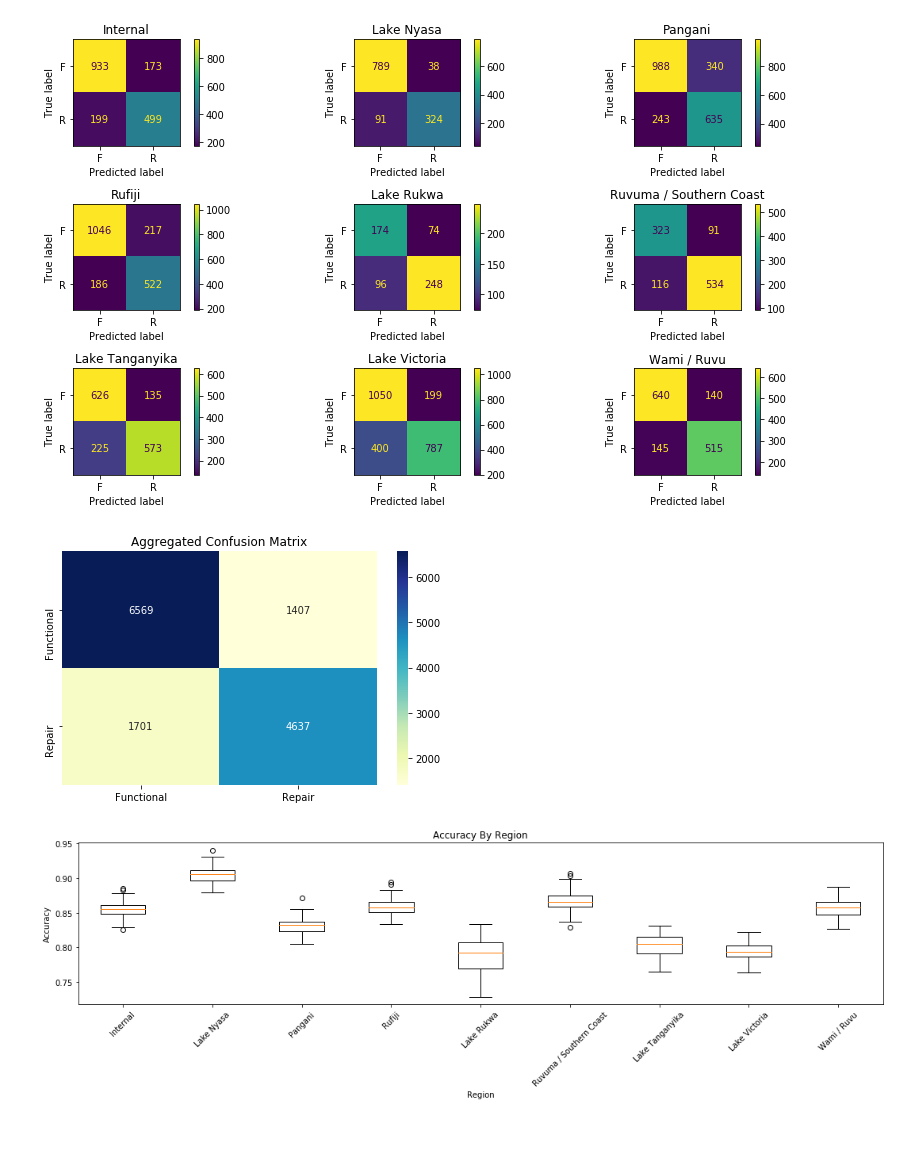
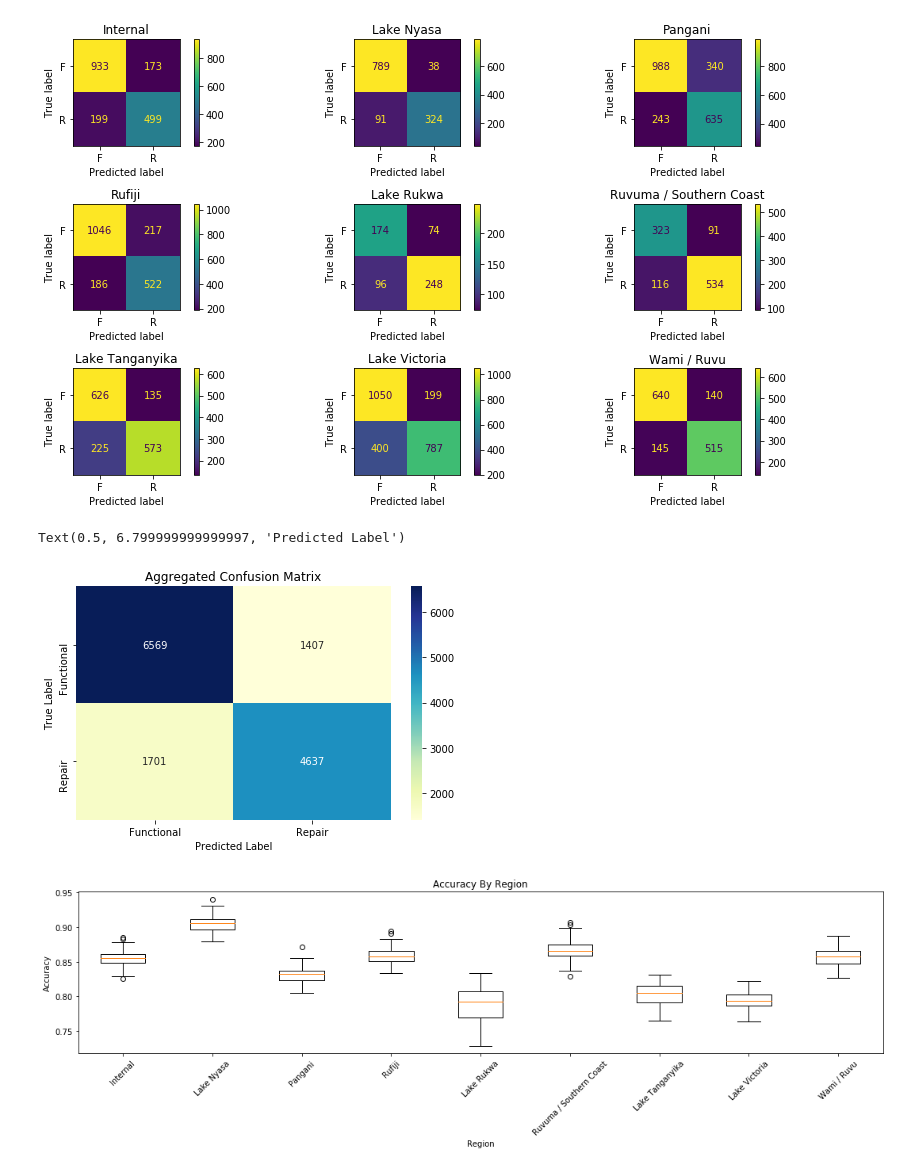
Before and after one commit to HeeebsInc/Mod3Project, a Jupyter notebook: Notebooks/Modeling-ByBasin.ipynb, the cells around one changed output. Cells and saved outputs as stored; diff of their text form; code cells hidden in the pictures; blank space fills up the shorter version.

Commit message:
fixing image

```diff
--- a/Notebooks/Modeling-ByBasin.ipynb
+++ b/Notebooks/Modeling-ByBasin.ipynb
@@ -187,17 +187,20 @@ pickle.dump(cm_dict, open(f'../models/Basins/BasinCMDict.p', 'wb'))
 # %%
 # aggregate confusion matrices
 tn = sum([i[0][0] for y,i in cm_dict.items()])
 fp = sum([i[0][1] for y,i in cm_dict.items()])
 fn = sum([i[1][0] for y,i in cm_dict.items()])
 tp = sum([i[1][1] for y,i in cm_dict.items()])
 
 cm_new = [[tn, fp],[fn, tp]]
 sns.heatmap(cm_new, annot = True, fmt = 'g', cmap = 'YlGnBu', xticklabels = ['Functional', 'Repair'], yticklabels = ['Functional', 'Repair'])
 plt.title('Aggregated Confusion Matrix')
 plt.tight_layout()
 plt.savefig('figures/AggregatedCM.png')
+plt.ylabel('True Label')
+plt.xlabel('Predicted Label')
 # %% [output]
+Text(0.5, 6.799999999999997, 'Predicted Label')
-[figure, old version]
+[figure, new version]
 # %%
 basin_model_dict = pickle.load(open(f'../models/TunedBasinModels.p', 'rb'))
 pbar = tqdm(basin_model_dict.keys())
```
Also changed, not shown: 1 other file.
